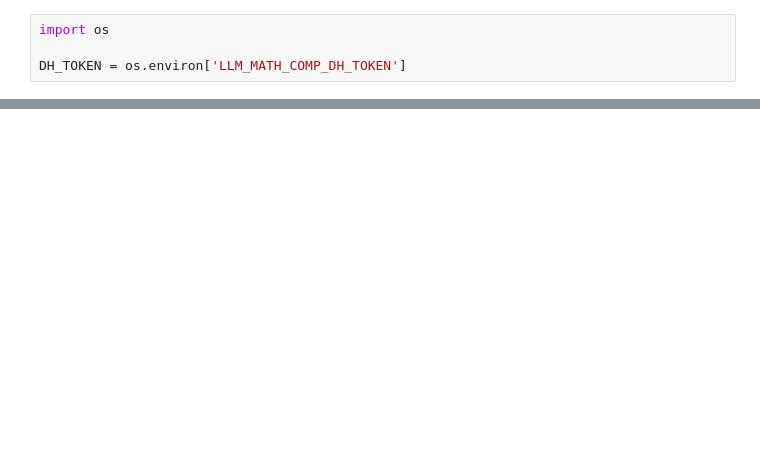
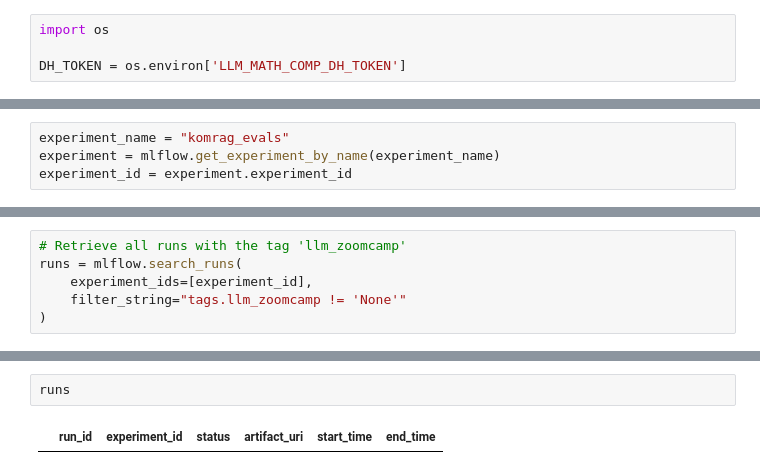
Before and after one commit to OsipovStas/komrag, a Jupyter notebook: notebooks/exploratory-local.ipynb, the cells around one changed output, grey strips where cells are left out. Cells and saved outputs as stored; diff of their text form; blank space fills up the shorter version.

```diff
--- a/notebooks/exploratory-local.ipynb
+++ b/notebooks/exploratory-local.ipynb
@@ -37,0 +872,4 @@ mlflow.set_experiment("komrag_evals")
+# %%
+experiment_name = "komrag_evals"
+experiment = mlflow.get_experiment_by_name(experiment_name)
+experiment_id = experiment.experiment_id
@@ -37,0 +879,6 @@ mlflow.set_experiment("komrag_evals")
+# %%
+# Retrieve all runs with the tag 'llm_zoomcamp'
+runs = mlflow.search_runs(
+    experiment_ids=[experiment_id],
+    filter_string="tags.llm_zoomcamp != 'None'"
+)
@@ -37,0 +918,4 @@ mlflow.set_experiment("komrag_evals")
+# %%
+runs
+# %% [output]
+|  | run_id | experiment_id | status | artifact_uri | start_time | end_time |
```
Also changed, not shown: parts of 141 cells of this notebook, 2 other files.
